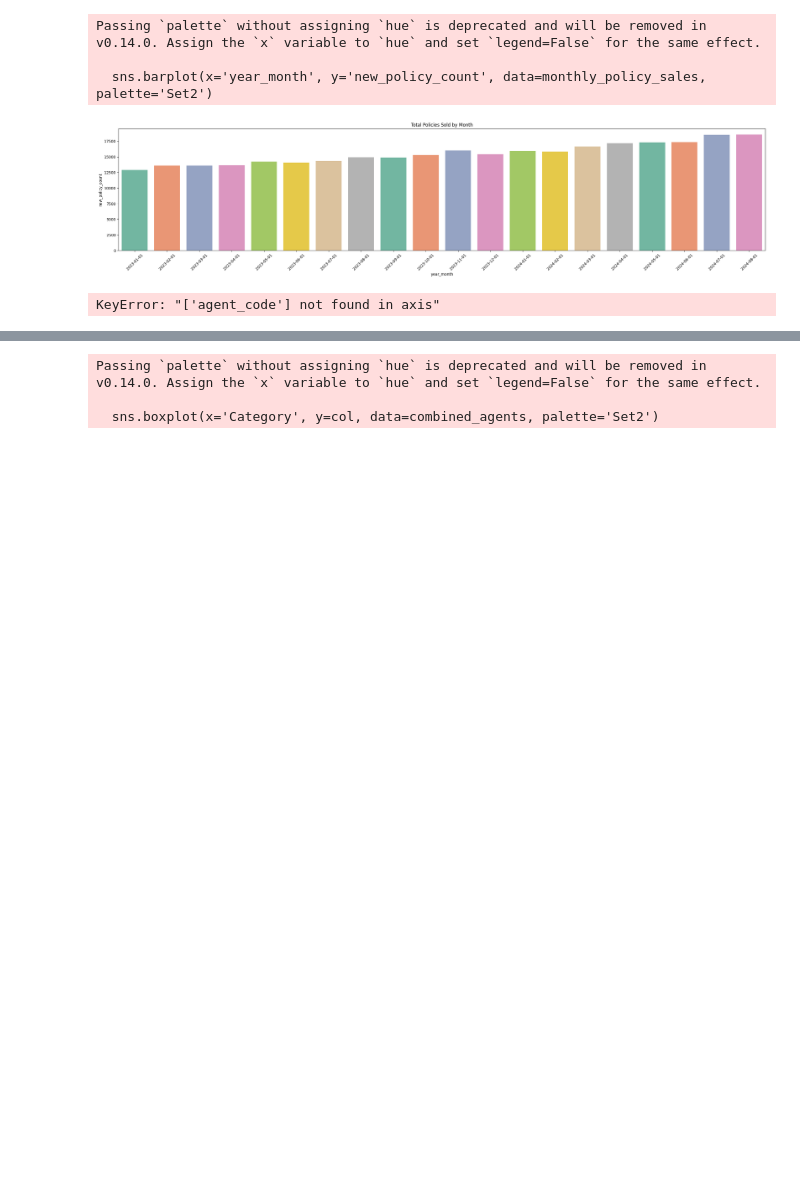
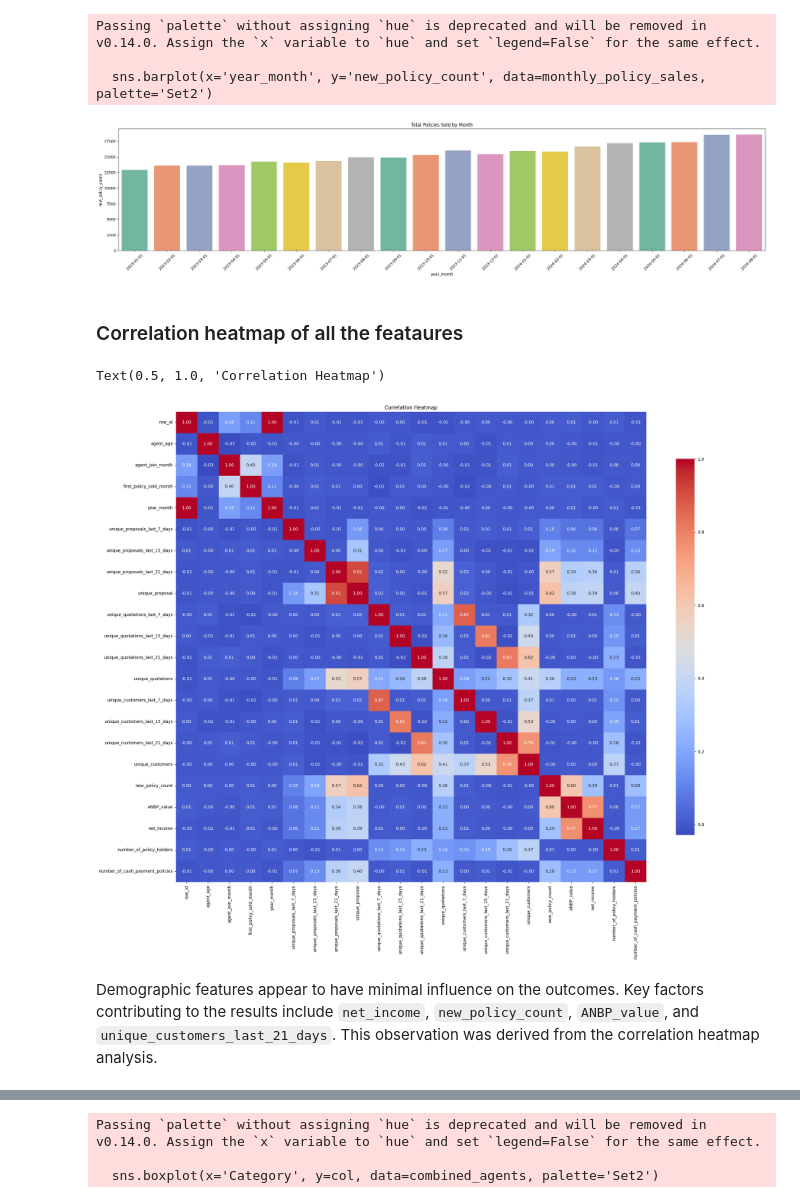
Before and after one commit to rivindu-ashinsa/data-storm-DeepCell, a Jupyter notebook: notebooks/EDA.ipynb, the cells around one changed output, grey strips where cells are left out. Cells and saved outputs as stored; diff of their text form; code cells hidden in the pictures; blank space fills up the shorter version.

```diff
--- a/notebooks/EDA.ipynb
+++ b/notebooks/EDA.ipynb
@@ -170,10 +162,16 @@ df = df.drop("agent_code", axis=1)
+# %% [markdown]
+### Correlation heatmap of all the feataures
 # %%
-corr = df.drop('agent_code',axis=1).corr()
+df_corr = df.drop("agent_code", axis=1)
+corr = df_corr.corr()
 plt.figure(figsize=(25, 20))
 sns.heatmap(corr, annot=True, fmt=".2f", cmap='coolwarm', square=True, cbar_kws={"shrink": .8})
 plt.title('Correlation Heatmap')
 # %% [output]
-KeyError: "['agent_code'] not found in axis"
+Text(0.5, 1.0, 'Correlation Heatmap')
+[figure, added]
+# %% [markdown]
+Demographic features appear to have minimal influence on the outcomes. Key factors contributing to the results include `net_income`, `new_policy_count`, `ANBP_value`, and `unique_customers_last_21_days`. This observation was derived from the correlation heatmap analysis.
 # %%
 df.dtypes
 # %% [output]
```
Also changed, not shown: parts of 9 cells of this notebook.
